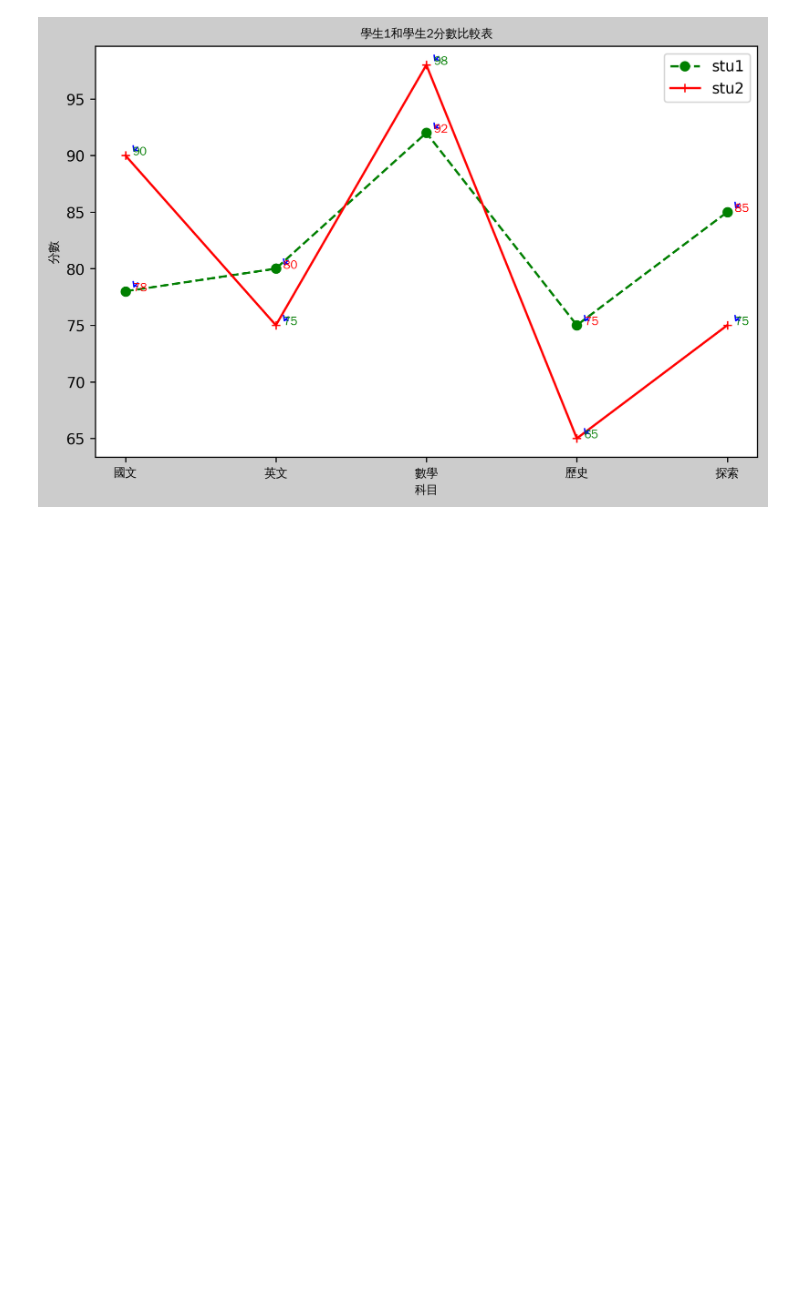
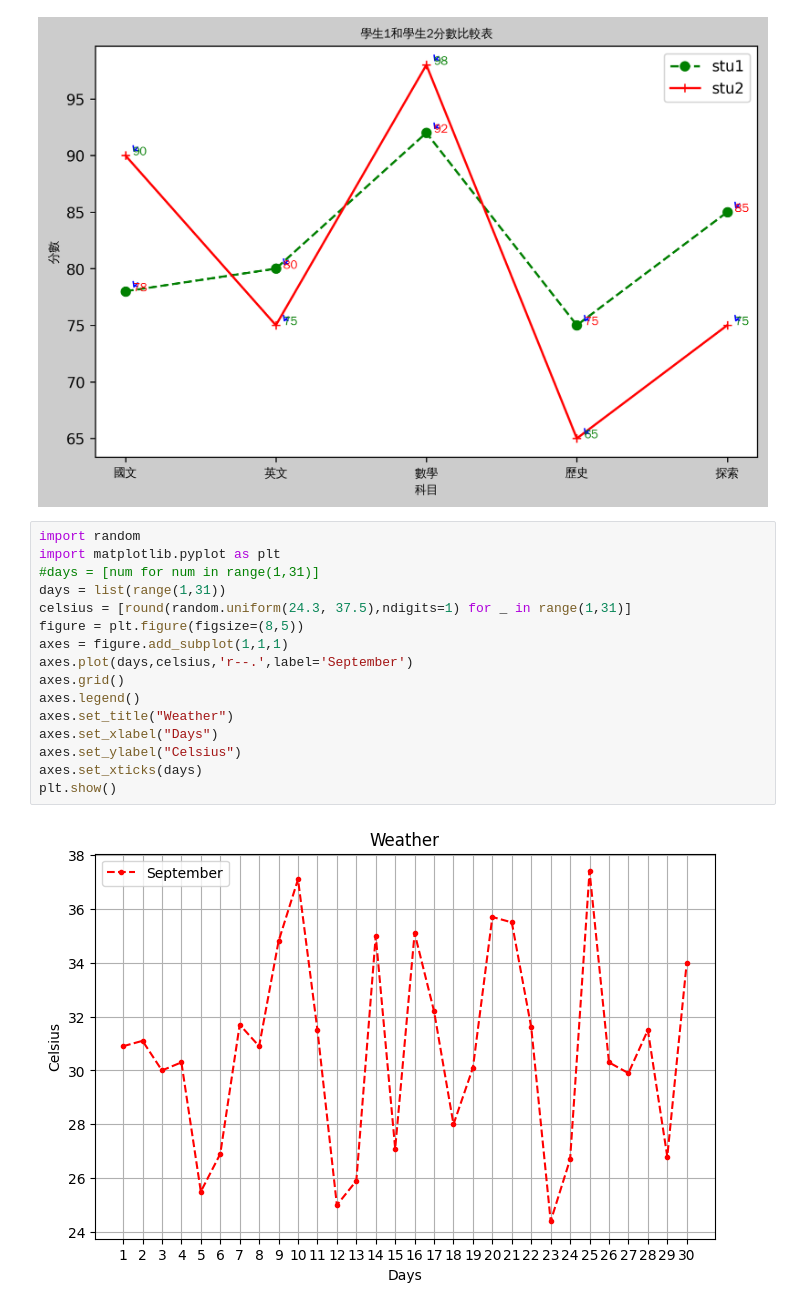
Before and after one commit to Bebe1125/_2023_07_23_sunday_, a Jupyter notebook: lesson15_1.ipynb, the cells around one changed output. Drawn from its saved outputs; the diff is of its cells as text; blank space fills up the shorter version.

```diff
--- a/lesson15_1.ipynb
+++ b/lesson15_1.ipynb
@@ -113,3 +113,21 @@ for x in axes.get_xticks():
 3 75
 4 85
 [figure]
+# %%
+import random
+import matplotlib.pyplot as plt
+#days = [num for num in range(1,31)]
+days = list(range(1,31))
+celsius = [round(random.uniform(24.3, 37.5),ndigits=1) for _ in range(1,31)]
+figure = plt.figure(figsize=(8,5))
+axes = figure.add_subplot(1,1,1)
+axes.plot(days,celsius,'r--.',label='September')
+axes.grid()
+axes.legend()
+axes.set_title("Weather")
+axes.set_xlabel("Days")
+axes.set_ylabel("Celsius")
+axes.set_xticks(days)
+plt.show()
+# %% [output]
+[figure, added]
```
